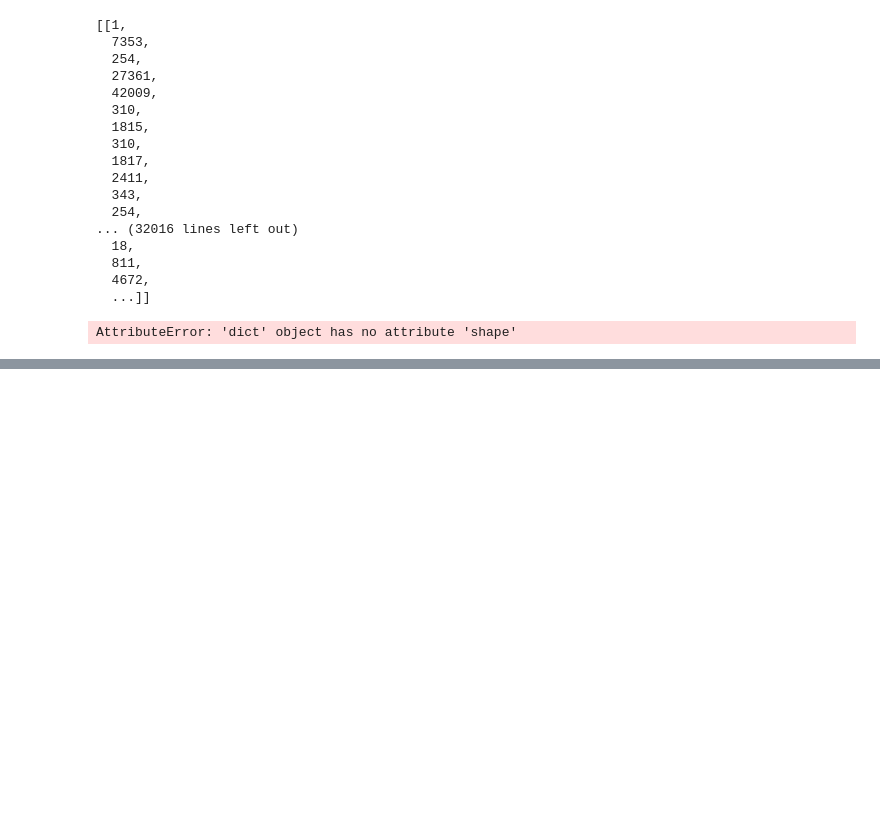
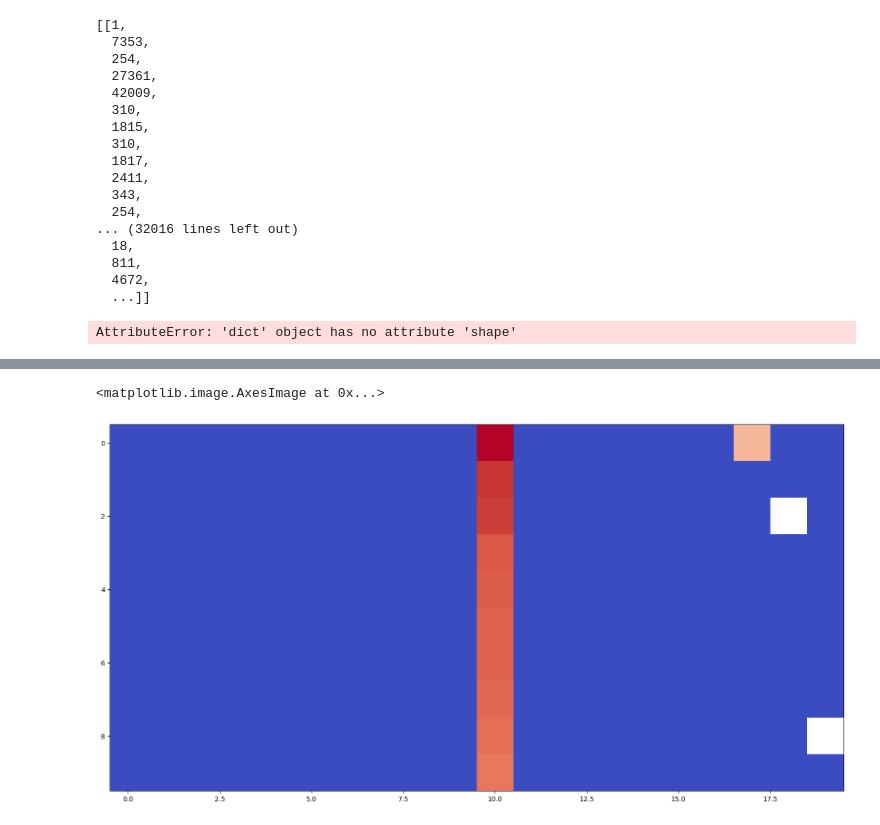
Before and after one commit to pchlenski/mats, a Jupyter notebook: notebooks/scratch.ipynb, the cells around one changed output, grey strips where cells are left out. Drawn from its saved outputs; the diff is of its cells as text; code cells hidden in the pictures; blank space fills up the shorter version.

```diff
--- a/notebooks/scratch.ipynb
+++ b/notebooks/scratch.ipynb
@@ -175,3 +178,10 @@ data["tokens"][:32]
 data[0].shape
 # %% [output]
 AttributeError: 'dict' object has no attribute 'shape'
+# %%
+from sprint.loading import load_all
+from sprint.feature_exploration import max_activating_examples
+
+model, data, sae = load_all()
+
+out = max_activating_examples(feature_id=4542, n_examples=10, model=model, data=data)
@@ -177,0 +271,8 @@ AttributeError: 'dict' object has no attribute 'shape'
+# %%
+import matplotlib.pyplot as plt
+
+fig = plt.figure(figsize=(out[0].shape[1], out[0].shape[0]))
+plt.imshow(out[1], cmap="coolwarm", vmin=0)
+# %% [output]
+<matplotlib.image.AxesImage at 0x...>
+[figure, added]
```
Also changed, not shown: parts of 8 cells of this notebook, 8 other files.
